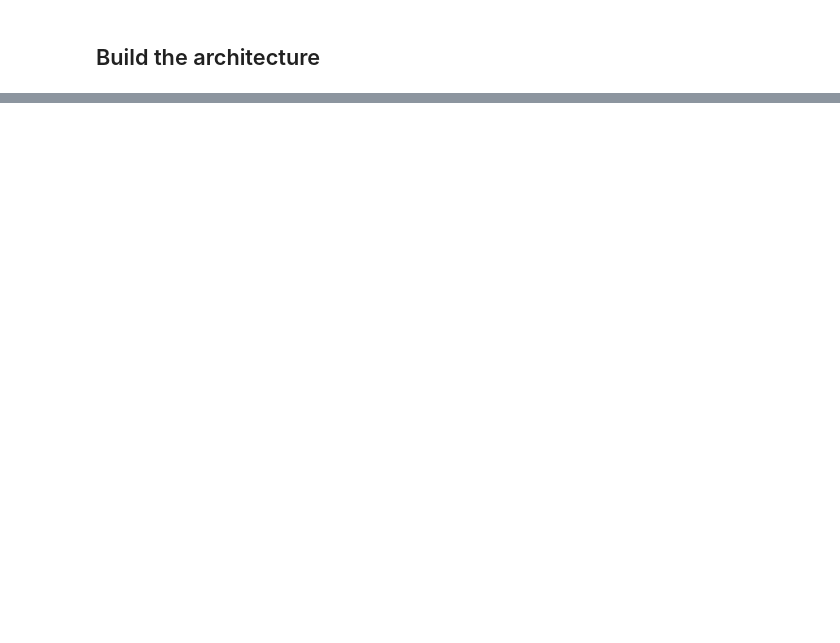
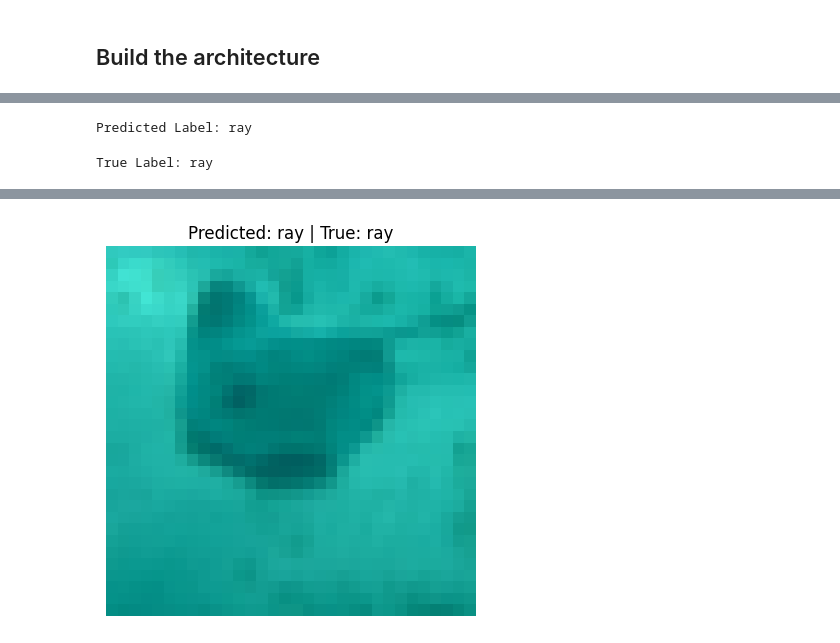
Before and after one commit to lakshyaag/Deep-Learning-From-Scratch, a Jupyter notebook: Transformers/ViT/code.ipynb, the cells around one changed output, grey strips where cells are left out. Cells and saved outputs as stored; diff of their text form; code cells hidden in the pictures; blank space fills up the shorter version.

```diff
--- a/Transformers/ViT/code.ipynb
+++ b/Transformers/ViT/code.ipynb
@@ -35,15 +42,15 @@ device = torch.device("cuda" if torch.cuda.is_available() else "cpu")
 NUM_CLASSES = 100
 PATCH_SIZE = 4
 NUM_BLOCKS = 12
-DIM_EMBEDDING = 768
+DIM_EMBEDDING = 512
 DIM_HIDDEN = DIM_EMBEDDING * 4
-NUM_HEADS = 12
+NUM_HEADS = 8
 DROPOUT_RATE = 0.1
 IMAGE_SHAPE = (3, 32, 32)
 
-BATCH_SIZE = 16
-N_EPOCHS = 30
-LEARNING_RATE = 10e-3
+BATCH_SIZE = 128
+N_EPOCHS = 50
+LEARNING_RATE = 3e-4
 # %% [markdown]
 ## Load the dataset
 # %%
@@ -412,10 +489,10 @@ class Transformer(nn.Module):
     def forward(self, x):
         self._debug_print(x, "[TRANSFORMER] Input")
 
-        x = x + self.attention(x)
+        x = self.attention(x) + x
         self._debug_print(x, "[TRANSFORMER] Attention")
 
-        x = x + self.mlp(x)
+        x = self.mlp(x) + x
         self._debug_print(x, "[TRANSFORMER] MLP")
 
         return x
@@ -466,6 +565,18 @@ class VisionTransformer(nn.Module):
 
         self.debug = debug
 
+        self.apply(self._init_weights)
+
+    def _init_weights(self, m):
+        if isinstance(m, nn.Linear):
+            torch.nn.init.xavier_uniform_(m.weight)
+            if m.bias is not None:
+                torch.nn.init.zeros_(m.bias)
+
+        elif isinstance(m, nn.LayerNorm):
+            torch.nn.init.ones_(m.weight)
+            torch.nn.init.zeros_(m.bias)
+
     def _debug_print(self, tensor, name):
         if self.debug:
             print(f"{name}: {tensor.shape}")
@@ -533,7 +641,7 @@ model = VisionTransformer(
 ).to(device)
 
 loss_fn = nn.CrossEntropyLoss()
-optimizer = torch.optim.Adam(model.parameters(), lr=LEARNING_RATE)
+optimizer = torch.optim.AdamW(model.parameters(), lr=LEARNING_RATE)
 
 total_param_count = sum(p.numel() for p in model.parameters() if p.requires_grad)
 
@@ -611,5 +828,5 @@ torch.save(model.state_dict(), "./data/models/vit_final.pth")
 # %%
-test_img, test_target = test_dataset[563]
+test_img, test_target = test_dataset[323]
 
 model.eval()
 with torch.no_grad():
@@ -631,3 +848,6 @@ with torch.no_grad():
     plt.axis("off")
 
     plt.show()
+# %% [output]
+Predicted Label: ray
+True Label: ray
@@ -633,0 +855 @@ with torch.no_grad():
+[figure, added]
```
Also changed, not shown: parts of 21 cells of this notebook.
